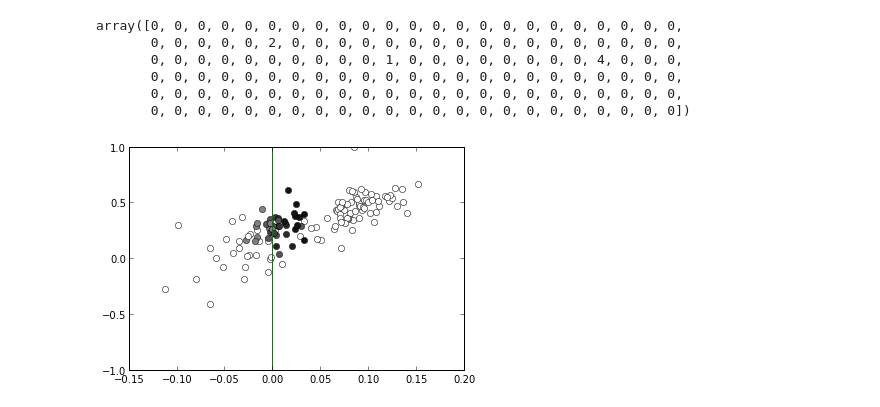
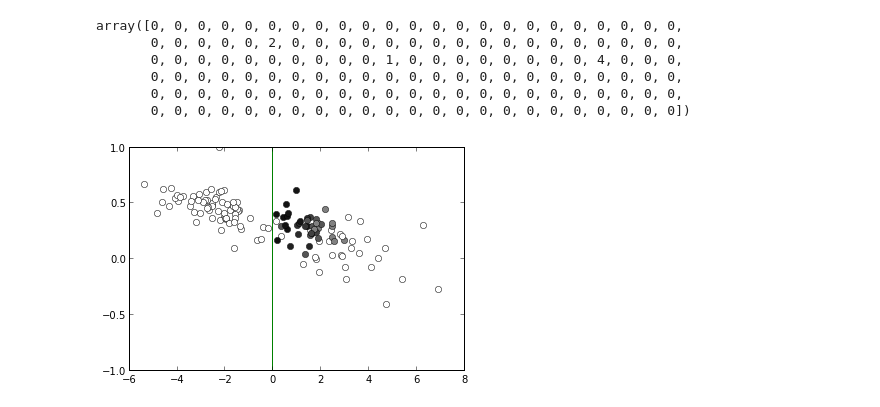
Before and after one commit to adaptive-learning/thrans, a Jupyter notebook: Koncepty/Correction - 2 problems.ipynb, the cells around one changed output. Saved outputs shown, nothing was run; the diff lists cells and outputs as text; code cells hidden in the pictures.

```diff
--- a/Koncepty/Correction - 2 problems.ipynb
+++ b/Koncepty/Correction - 2 problems.ipynb
@@ -24,7 +24,7 @@ error_rate = 0
 errors = np.random.rand(labels.size) < error_rate
 labels[errors] = 1 - labels[errors]
 # %%
-clf = linear_model.LogisticRegression(C=1)
+LogisticRegressionclf = linear_model.LogisticRegression(C=1)
 clf.fit(corr, labels)
 predict = np.array(clf.predict(corr))
 distances = clf.decision_function(corr)
@@ -71,9 +82,16 @@ plt.plot([0,0], [-1,1], "g")
 u = clf.coef_[0] / np.linalg.norm(clf.coef_[0])
 P = np.outer(u, u)
 p = np.dot(P, corr)
-plt.plot(p[0,labels==0], corr.ix[0,labels==0], "bo")
-plt.plot(p[0,labels==1], corr.ix[0,labels==1], "ro")
+distance = clf.decision_function(corr)
+plt.plot(distance[labels==0], corr.ix[0,labels==0], "bo")
+plt.plot(distance[labels==1], corr.ix[0,labels==1], "ro")
+plt.plot(p[0,labels!=solution], corr.ix[0,labels!=solution], "y.")
+plt.plot([0,0], [-1,1], "g")u = clf.coef_[0] / np.linalg.norm(clf.coef_[0])
+P = np.outer(u, u)
+p = np.dot(P, corr)
+distance = clf.decision_function(corr)
+plt.plot(distance[labels==0], corr.ix[0,labels==0], "bo")
+plt.plot(distance[labels==1], corr.ix[0,labels==1], "ro")
 plt.plot(p[0,labels!=solution], corr.ix[0,labels!=solution], "y.")
 plt.plot([0,0], [-1,1], "g")
-plt.savefig("problems.png")
 # %% [output]
@@ -102,6 +121,15 @@ for i, c in enumerate(cs):
     predict = np.array(clf.predict(corr))
     ises[i][labels!=predict] = 1
 
+print isescs = range(100, 10, -5) + range(10, 1, -1)  + list(frange(1, 0.1, -0.1))  + list(frange(0.1, 0.01, -0.01))
+cs = cs[::-1]
+ises = np.zeros((len(cs), len(corr.index)))
+for i, c in enumerate(cs):
+    clf = linear_model.LogisticRegression(C=c)
+    clf.fit(corr, labels)
+    predict = np.array(clf.predict(corr))
+    ises[i][labels!=predict] = 1
+
 print ises
 # %% [output]
 [[ 0.  0.  0. ...,  0.  1.  1.]
@@ -125,14 +153,24 @@ array([0, 0, 0, 0, 0, 0, 0, 0, 0, 0, 0, 0, 0, 0, 0, 0, 0, 0, 0, 0, 0, 0, 0,
 # %%
 for i in range(len(corr.index)):
     #plt.plot(cs, ises[:,i], "o")
     #print cs[np.argmin(ises[:,i])]
-    plt.plot(p[0,i], corr.ix[0,i], "ko", color=str(min(1./(np.argmin(ises[:,i])+1),1)))
+    plt.plot(distance[i], corr.ix[0,i], "ko", color=str(min(1./(np.argmin(ises[:,i])+1),1)))
+    #print str(mix(1.1-1./(np.argmin(ises[:,i])+1),1))
+    #plt.show()
+
+plt.plot(p[0,labels!=solution], corr.ix[0,labels!=solution], "y.")
+plt.plot([0,0], [-1,1], "g")
+pylab.rcParams['figure.figsize'] = 15,10
+plt.show()for i in range(len(corr.index)):
+    #plt.plot(cs, ises[:,i], "o")
+    #print cs[np.argmin(ises[:,i])]
+    plt.plot(distance[i], corr.ix[0,i], "ko", color=str(min(1./(np.argmin(ises[:,i])+1),1)))
     #print str(mix(1.1-1./(np.argmin(ises[:,i])+1),1))
     #plt.show()
 
 plt.plot(p[0,labels!=solution], corr.ix[0,labels!=solution], "y.")
 plt.plot([0,0], [-1,1], "g")
 pylab.rcParams['figure.figsize'] = 15,10
 plt.show()
 # %% [output]
-[figure, old version]
+[figure, new version]
```
Also changed, not shown: parts of 3 cells of this notebook, 43 other files.
